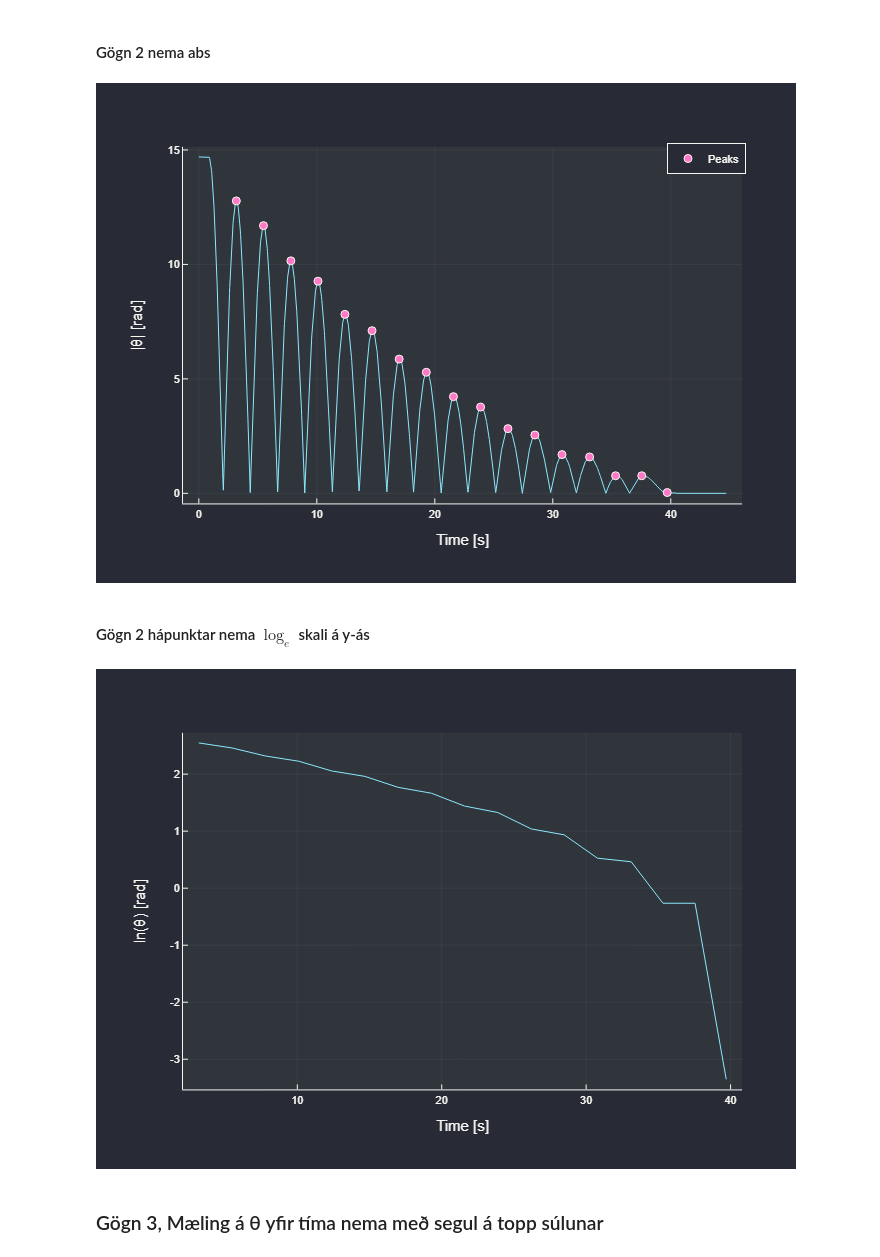
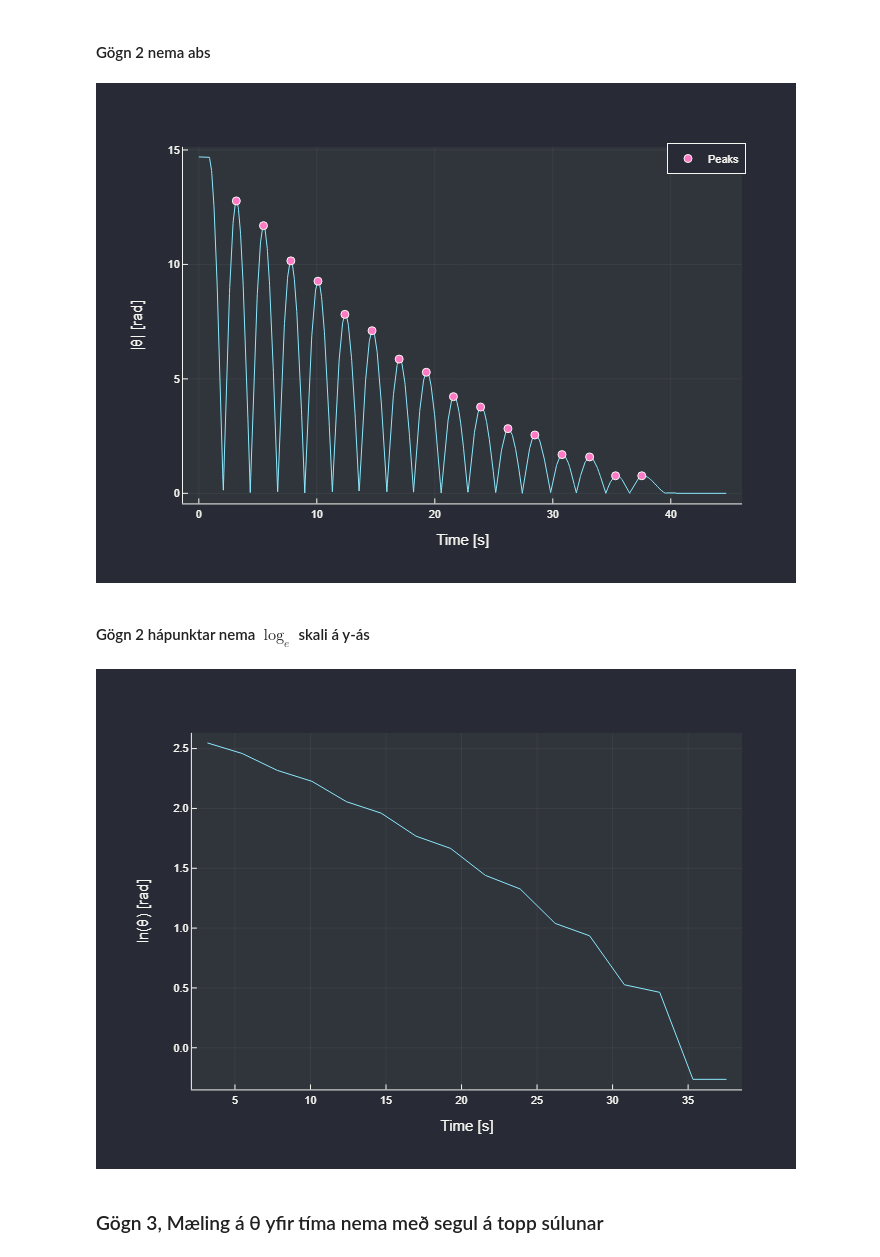
Before and after one commit to AwesomeQuest/verklegt3, a Jupyter notebook: notebook.ipynb, the cells around one changed output. Saved outputs shown, nothing was run; the diff lists cells and outputs as text; code cells hidden in the pictures.

Commit message:
filtered peaks to get "cleaner" data

```diff
--- a/notebook.ipynb
+++ b/notebook.ipynb
@@ -76,18 +76,18 @@ plot(data2[!,1], data2[!,2],
 # %%
 plot(data2[!,1], abs.(data2[!,2]),
 	xlabel = "Time [s]",
 	ylab = "|θ| [rad]",
 	labels = :none)
 
 data2[!,2] = abs.(data2[!,2])
 
 peaks = findmaxima(data2[!,2])
-peaks = peaks[1][data2[peaks[1],2] .< 13]
+peaks = peaks[1][peaks[2] .< 13 .&& peaks[2].> .2]
 
 scatter!(data2[peaks,1],data2[peaks,2],
 		labels = "Peaks")
 # %% [output]
-[figure, old version]
+[figure, new version]
 # %% [markdown]
 #### Gögn 2 hápunktar nema $\log_e$ skali á y-ás
 # %%
@@ -96,7 +96,7 @@ plot(data2[peaks,1], log.(data2[peaks,2]),
 	ylabel = "ln(θ) [rad]",
 	labels = :none)
 # %% [output]
-[figure, old version]
+[figure, new version]
 # %% [markdown]
 ### Gögn 3, Mæling á θ yfir tíma nema með segul á topp súlunar
 # %%
```
Also changed, not shown: parts of 29 cells of this notebook.
